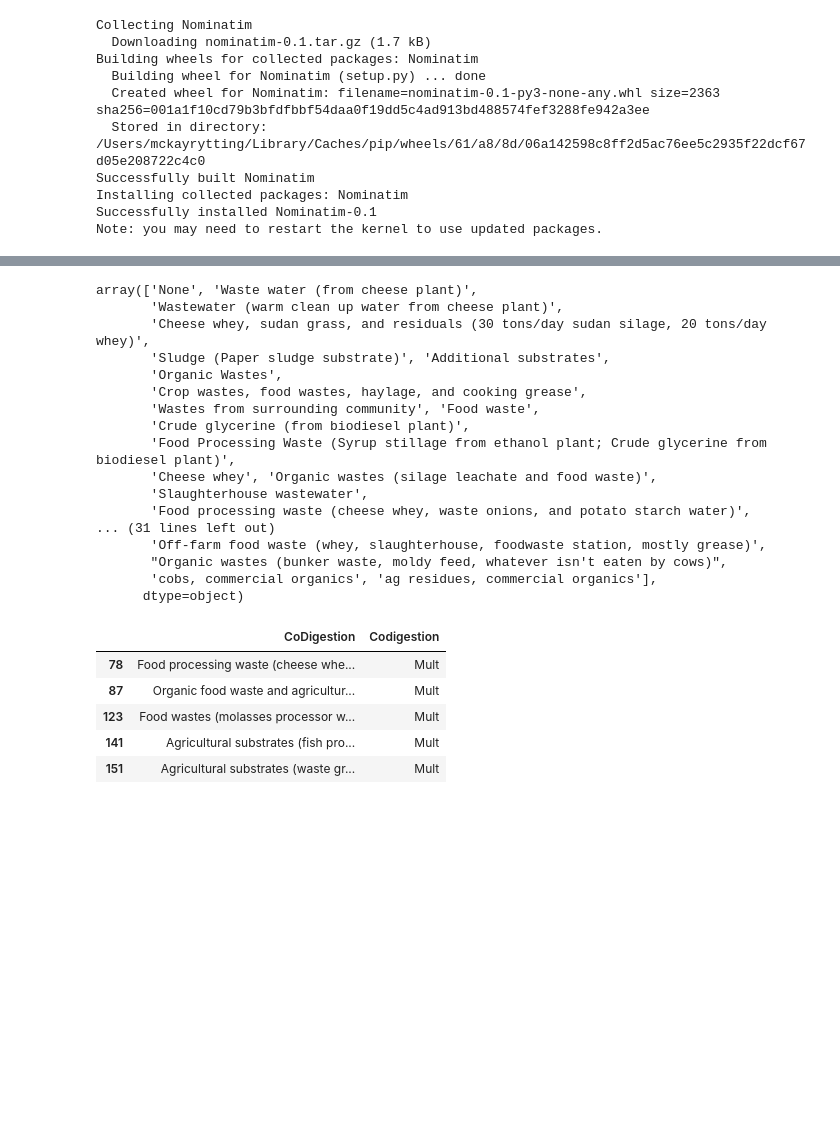
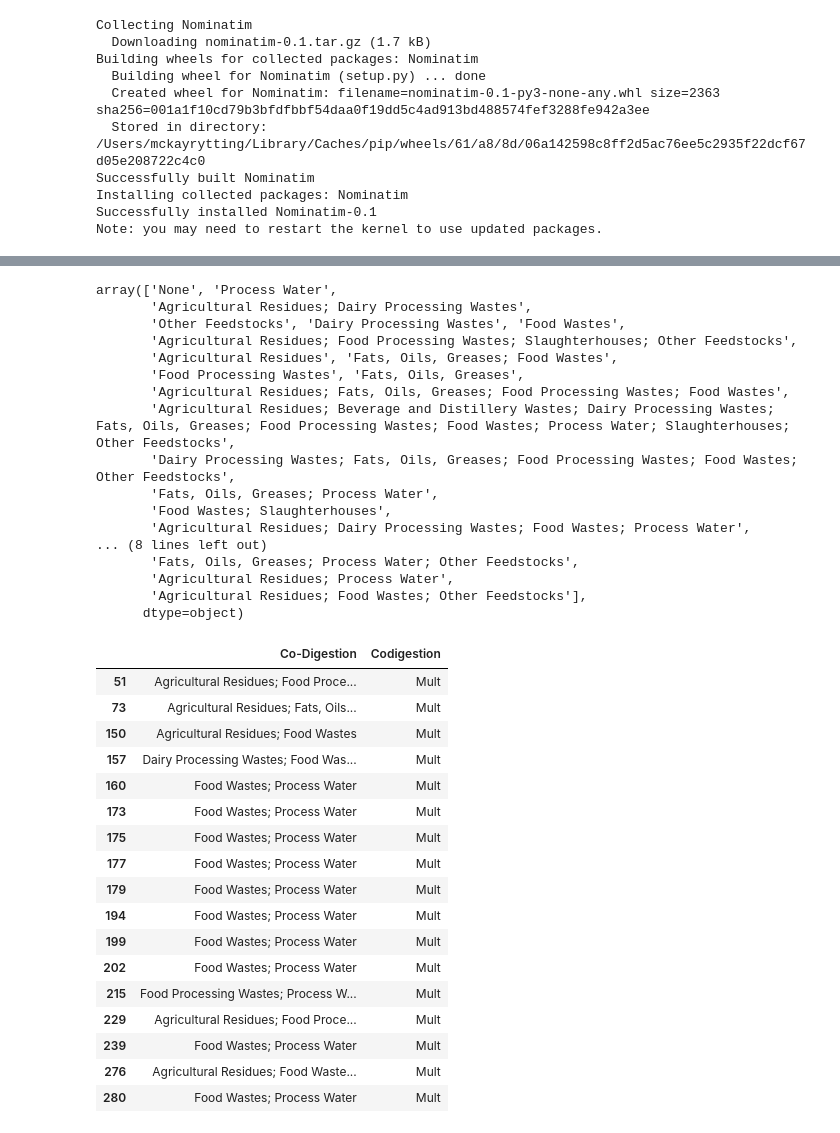
Before and after one commit to mckayrytting/US-Biogas, a Jupyter notebook: US_Biogas_Analysis.ipynb, the cells around one changed output, grey strips where cells are left out. Saved outputs shown, nothing was run; the diff lists cells and outputs as text; code cells hidden in the pictures; blank space fills up the shorter version.

Commit message:
Added new agricultural dataset

```diff
--- a/US_Biogas_Analysis.ipynb
+++ b/US_Biogas_Analysis.ipynb
@@ -23,6 +23,6 @@ import numpy as np
 from geopy.geocoders import Nominatim
 from geopy.extra.rate_limiter import RateLimiter
 # %%
-# Read the data file in and list all of its tabs:
+# Read the data files in:
 allBiogasData = pd.read_excel('BioGas_Download.xlsx', sheet_name=None)
-allBiogasData.keys()
+newFarmData=pd.read_excel('agstar-livestock-ad-database.xlsx', sheet_name=None)
@@ -31,6 +38,6 @@ dict_keys(['Readme', 'Agriculture BioGas System', 'Landfill BioGas System', 'Was
 # %%
 # Create individual dataframes for tabs of interest
-dfAgriculture=allBiogasData['Agriculture BioGas System']
+dfAgriculture=newFarmData['Operational and Construction']
 dfLandfill=allBiogasData['Landfill BioGas System']
 dfIncentives=allBiogasData['State Incentives Total Count']
 dfDairyInventory=allBiogasData['Livestock Dairy Inventory']
@@ -49,34 +56,34 @@ dfLivestockInventory.rename(columns={'Milk Cow Inventory':'Cow Inventory',
 dfLivestockInventory=dfLivestockInventory.fillna(0)
 # %%
 # Want to clean up the CoDigestion column in the agriculture dataframe. First need a list of unique values to turn into categories.
-dfAgriculture['CoDigestion']=dfAgriculture['CoDigestion'].fillna('None')
-dfAgriculture['CoDigestion'].unique()
+dfAgriculture['Co-Digestion']=dfAgriculture['Co-Digestion'].fillna('None')
+dfAgriculture['Co-Digestion'].unique()
 # %% [output]
-array(['None', 'Waste water (from cheese plant)',
-       'Wastewater (warm clean up water from cheese plant)',
-       'Cheese whey, sudan grass, and residuals (30 tons/day sudan silage, 20 tons/day whey)',
-       'Sludge (Paper sludge substrate)', 'Additional substrates',
-       'Organic Wastes',
-       'Crop wastes, food wastes, haylage, and cooking grease',
-       'Wastes from surrounding community', 'Food waste',
-       'Crude glycerine (from biodiesel plant)',
-       'Food Processing Waste (Syrup stillage from ethanol plant; Crude glycerine from biodiesel plant)',
-       'Cheese whey', 'Organic wastes (silage leachate and food waste)',
-       'Slaughterhouse wastewater',
-       'Food processing waste (cheese whey, waste onions, and potato starch water)',
-... (31 lines left out)
-       'Off-farm food waste (whey, slaughterhouse, foodwaste station, mostly grease)',
-       "Organic wastes (bunker waste, moldy feed, whatever isn't eaten by cows)",
-       'cobs, commercial organics', 'ag residues, commercial organics'],
+array(['None', 'Process Water',
+       'Agricultural Residues; Dairy Processing Wastes',
+       'Other Feedstocks', 'Dairy Processing Wastes', 'Food Wastes',
+       'Agricultural Residues; Food Processing Wastes; Slaughterhouses; Other Feedstocks',
+       'Agricultural Residues', 'Fats, Oils, Greases; Food Wastes',
+       'Food Processing Wastes', 'Fats, Oils, Greases',
+       'Agricultural Residues; Fats, Oils, Greases; Food Processing Wastes; Food Wastes',
+       'Agricultural Residues; Beverage and Distillery Wastes; Dairy Processing Wastes; Fats, Oils, Greases; Food Processing Wastes; Food Wastes; Process Water; Slaughterhouses; Other Feedstocks',
+       'Dairy Processing Wastes; Fats, Oils, Greases; Food Processing Wastes; Food Wastes; Other Feedstocks',
+       'Fats, Oils, Greases; Process Water',
+       'Food Wastes; Slaughterhouses',
+       'Agricultural Residues; Dairy Processing Wastes; Food Wastes; Process Water',
+... (8 lines left out)
+       'Fats, Oils, Greases; Process Water; Other Feedstocks',
+       'Agricultural Residues; Process Water',
+       'Agricultural Residues; Food Wastes; Other Feedstocks'],
       dtype=object)
 # %%
 # Make masks for various types of CoDigestion
-dfAgriculture['Codigestion']=dfAgriculture['CoDigestion']
-foodMask=dfAgriculture['CoDigestion'].str.contains('food|Food')
-waterMask=dfAgriculture['CoDigestion'].str.contains('water|Water')
-agMask=dfAgriculture['CoDigestion'].str.contains('agri|Agri')
-mixMask=dfAgriculture['CoDigestion'].str.contains('mix|Mix')
-allMask=dfAgriculture['CoDigestion']=='None'
+dfAgriculture['Codigestion']=dfAgriculture['Co-Digestion']
+foodMask=dfAgriculture['Co-Digestion'].str.contains('food|Food')
+waterMask=dfAgriculture['Co-Digestion'].str.contains('water|Water')
+agMask=dfAgriculture['Co-Digestion'].str.contains('agri|Agri')
+mixMask=dfAgriculture['Co-Digestion'].str.contains('mix|Mix')
+allMask=dfAgriculture['Co-Digestion']=='None'
 multMask=(foodMask^waterMask==agMask)
 # %%
 # Apply masks to dataframe
@@ -89,13 +96,25 @@ dfAgriculture['Codigestion'][foodMask & ~multMask]='Food'
 dfAgriculture['Codigestion'][mixMask]='Mix'
 # %%
 # Check to make sure things look categorized correctly!
-dfAgriculture[dfAgriculture['Codigestion']=='Mult'][['CoDigestion','Codigestion']]
+dfAgriculture[dfAgriculture['Codigestion']=='Mult'][['Co-Digestion','Codigestion']]
 # %% [output]
-|  | CoDigestion | Codigestion |
-| 78 | Food processing waste (cheese whe... | Mult |
-| 87 | Organic food waste and agricultur... | Mult |
-| 123 | Food wastes (molasses processor w... | Mult |
-| 141 | Agricultural substrates (fish pro... | Mult |
-| 151 | Agricultural substrates (waste gr... | Mult |
+|  | Co-Digestion | Codigestion |
+| 51 | Agricultural Residues; Food Proce... | Mult |
+| 73 | Agricultural Residues; Fats, Oils... | Mult |
+| 150 | Agricultural Residues; Food Wastes | Mult |
+| 157 | Dairy Processing Wastes; Food Was... | Mult |
+| 160 | Food Wastes; Process Water | Mult |
+| 173 | Food Wastes; Process Water | Mult |
+| 175 | Food Wastes; Process Water | Mult |
+| 177 | Food Wastes; Process Water | Mult |
+| 179 | Food Wastes; Process Water | Mult |
+| 194 | Food Wastes; Process Water | Mult |
+| 199 | Food Wastes; Process Water | Mult |
+| 202 | Food Wastes; Process Water | Mult |
+| 215 | Food Processing Wastes; Process W... | Mult |
+| 229 | Agricultural Residues; Food Proce... | Mult |
+| 239 | Food Wastes; Process Water | Mult |
+| 276 | Agricultural Residues; Food Waste... | Mult |
+| 280 | Food Wastes; Process Water | Mult |
 # %%
 # Rename Codigestion columns to make a bit more sense
```
Also changed, not shown: parts of 12 cells of this notebook, 1 other file.
